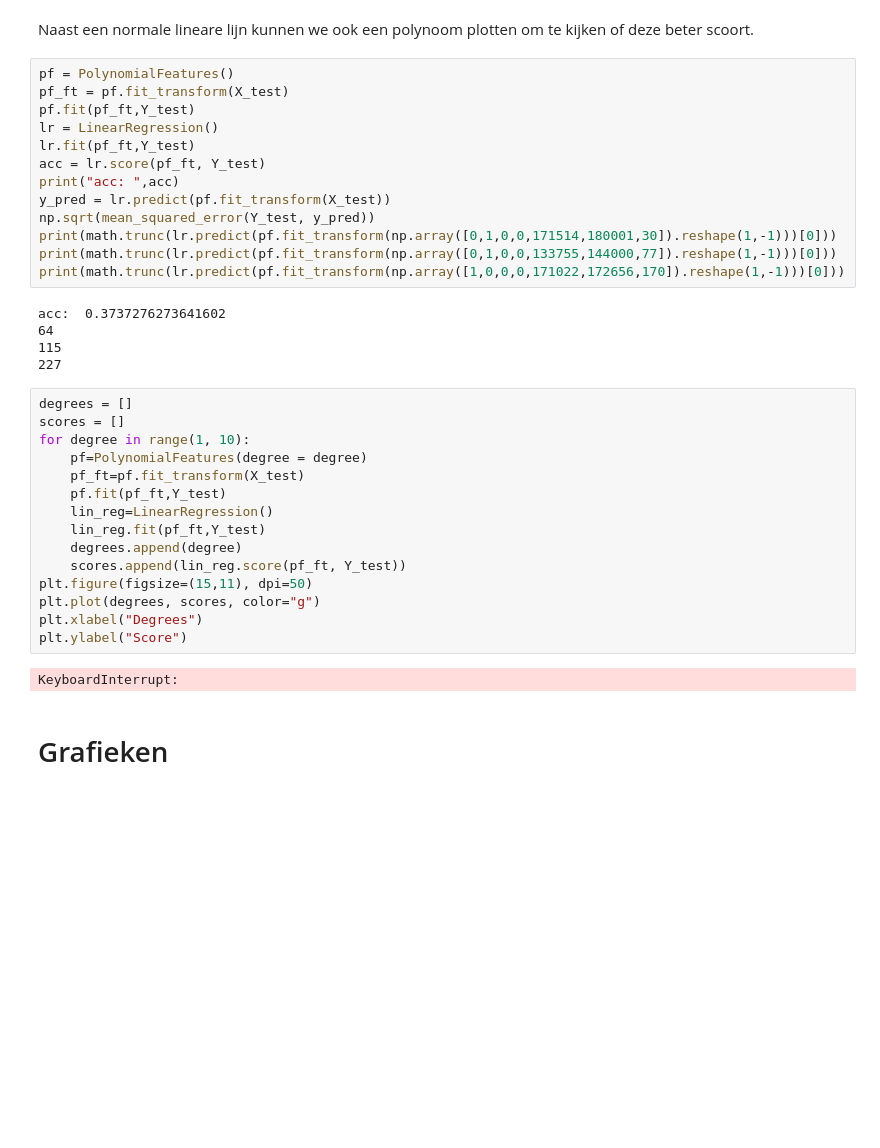
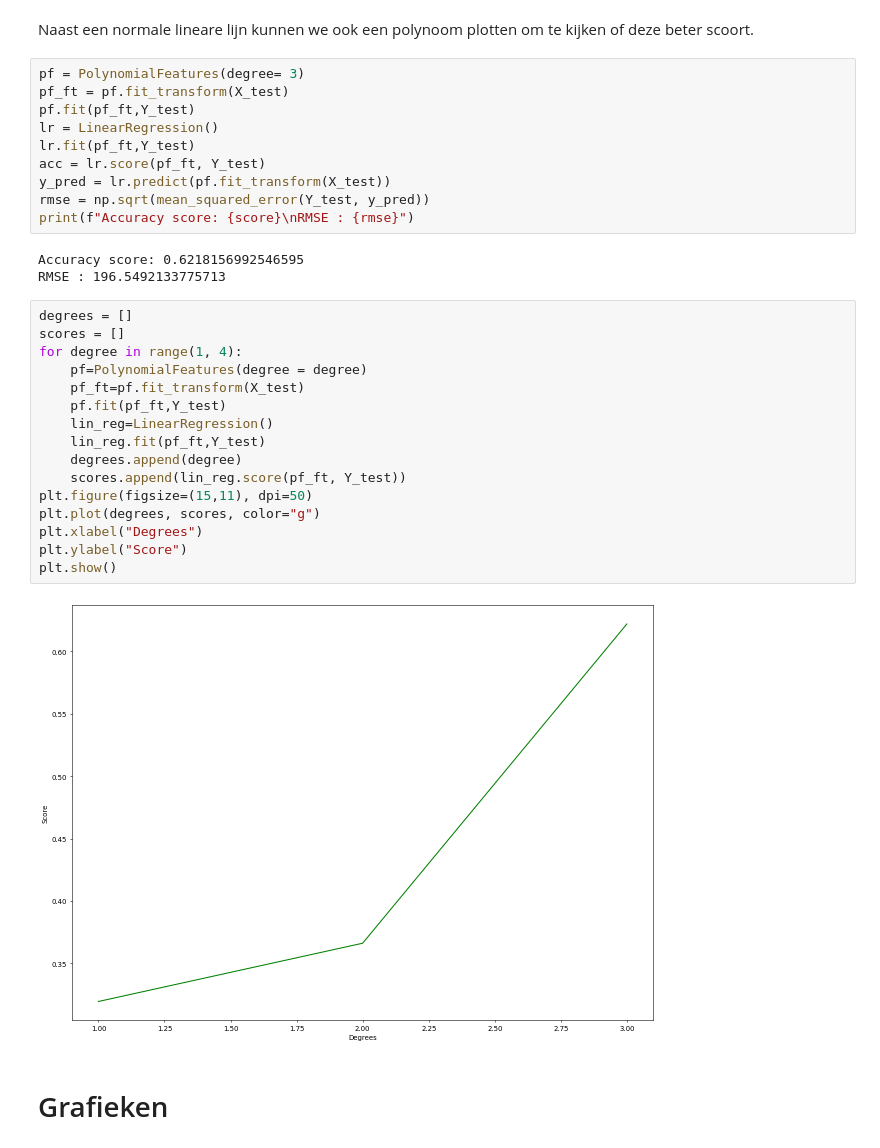
Before and after one commit to Alexandervsz/Storingen, a Jupyter notebook: Jupyter/Disruptions.ipynb, the cells around one changed output. Drawn from its saved outputs; the diff is of its cells as text; blank space fills up the shorter version.

```diff
--- a/Jupyter/Disruptions.ipynb
+++ b/Jupyter/Disruptions.ipynb
@@ -275,40 +266,36 @@ array([ 44.48354955,  86.88569738, 260.15595253])
 # %% [markdown]
 Naast een normale lineare lijn kunnen we ook een polynoom plotten om te kijken of deze beter scoort.
 # %%
-pf = PolynomialFeatures()
+pf = PolynomialFeatures(degree= 3)
 pf_ft = pf.fit_transform(X_test)
 pf.fit(pf_ft,Y_test)
 lr = LinearRegression()
 lr.fit(pf_ft,Y_test)
 acc = lr.score(pf_ft, Y_test)
-print("acc: ",acc)
 y_pred = lr.predict(pf.fit_transform(X_test))
-np.sqrt(mean_squared_error(Y_test, y_pred))
-print(math.trunc(lr.predict(pf.fit_transform(np.array([0,1,0,0,171514,180001,30]).reshape(1,-1)))[0]))
-print(math.trunc(lr.predict(pf.fit_transform(np.array([0,1,0,0,133755,144000,77]).reshape(1,-1)))[0]))
-print(math.trunc(lr.predict(pf.fit_transform(np.array([1,0,0,0,171022,172656,170]).reshape(1,-1)))[0]))
+rmse = np.sqrt(mean_squared_error(Y_test, y_pred))
+print(f"Accuracy score: {score}\nRMSE : {rmse}")
 # %% [output]
-acc:  0.3737276273641602
-64
-115
-227
+Accuracy score: 0.6218156992546595
+RMSE : 196.5492133775713
 # %%
 degrees = []
 scores = []
-for degree in range(1, 10):
+for degree in range(1, 4):
     pf=PolynomialFeatures(degree = degree)
     pf_ft=pf.fit_transform(X_test)
     pf.fit(pf_ft,Y_test)
     lin_reg=LinearRegression()
     lin_reg.fit(pf_ft,Y_test)
     degrees.append(degree)
     scores.append(lin_reg.score(pf_ft, Y_test))
 plt.figure(figsize=(15,11), dpi=50)
 plt.plot(degrees, scores, color="g")
 plt.xlabel("Degrees")
 plt.ylabel("Score")
+plt.show()
 # %% [output]
-KeyboardInterrupt:
+[figure, added]
 # %% [markdown]
 # Grafieken
 # %%
```
Also changed, not shown: parts of 7 cells of this notebook.
